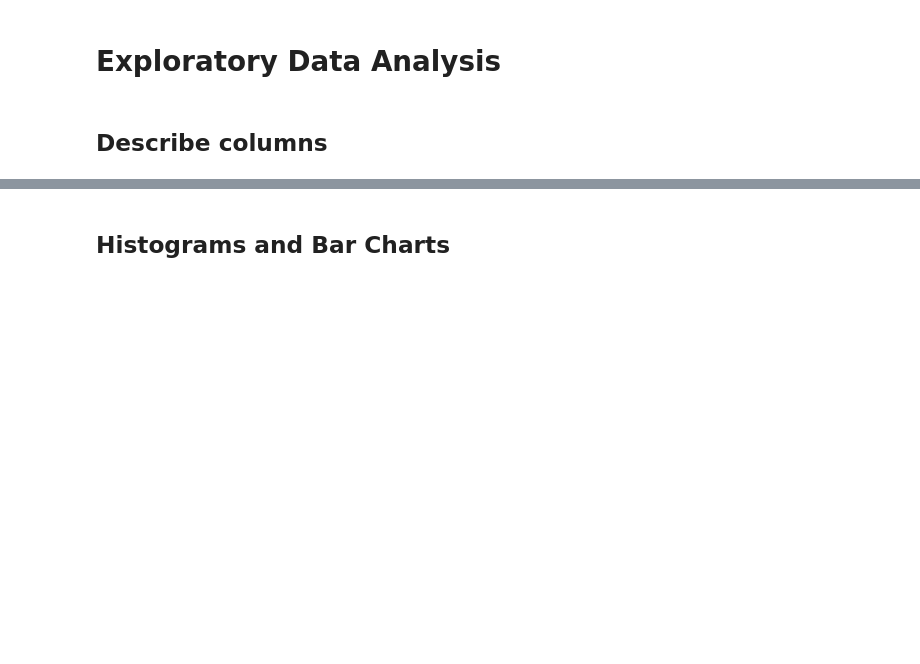
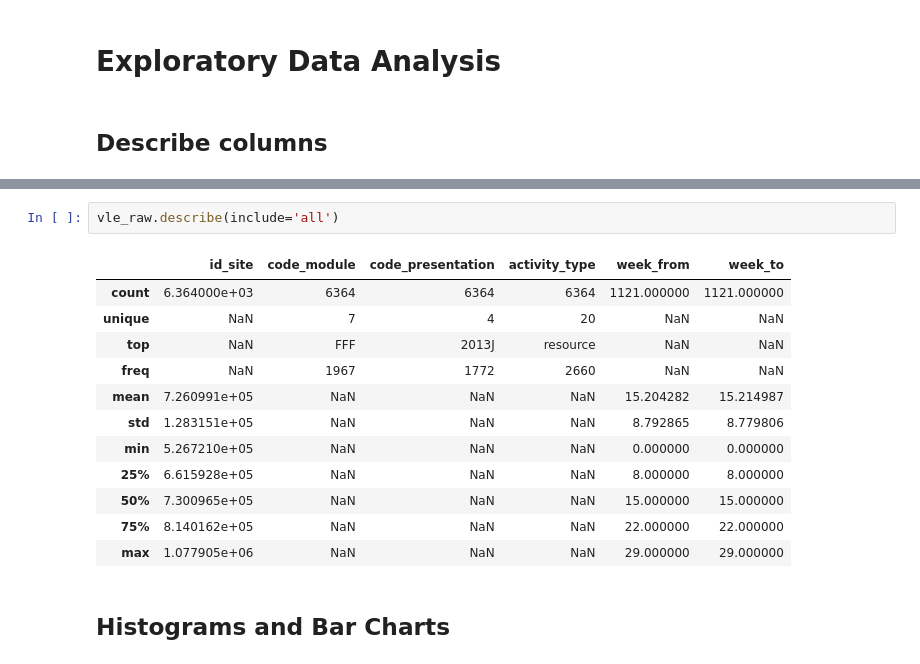
Before and after one commit to sustrev/SIADS697, a Jupyter notebook: EDA.ipynb, the cells around one changed output, grey strips where cells are left out. Saved outputs shown, nothing was run; the diff lists cells and outputs as text; blank space fills up the shorter version.

```diff
--- a/EDA.ipynb
+++ b/EDA.ipynb
@@ -32,3 +119,18 @@ student_vle_raw.head()
+# %%
+vle_raw.describe(include='all')
+# %% [output]
+|  | id_site | code_module | code_presentation | activity_type | week_from | week_to |
+| count | 6.364000e+03 | 6364 | 6364 | 6364 | 1121.000000 | 1121.000000 |
+| unique | NaN | 7 | 4 | 20 | NaN | NaN |
+| top | NaN | FFF | 2013J | resource | NaN | NaN |
+| freq | NaN | 1967 | 1772 | 2660 | NaN | NaN |
+| mean | 7.260991e+05 | NaN | NaN | NaN | 15.204282 | 15.214987 |
+| std | 1.283151e+05 | NaN | NaN | NaN | 8.792865 | 8.779806 |
+| min | 5.267210e+05 | NaN | NaN | NaN | 0.000000 | 0.000000 |
+| 25% | 6.615928e+05 | NaN | NaN | NaN | 8.000000 | 8.000000 |
+| 50% | 7.300965e+05 | NaN | NaN | NaN | 15.000000 | 15.000000 |
+| 75% | 8.140162e+05 | NaN | NaN | NaN | 22.000000 | 22.000000 |
+| max | 1.077905e+06 | NaN | NaN | NaN | 29.000000 | 29.000000 |
 # %% [markdown]
 ## Histograms and Bar Charts
 # %% [markdown]
```
Also changed, not shown: parts of 6 cells of this notebook.
